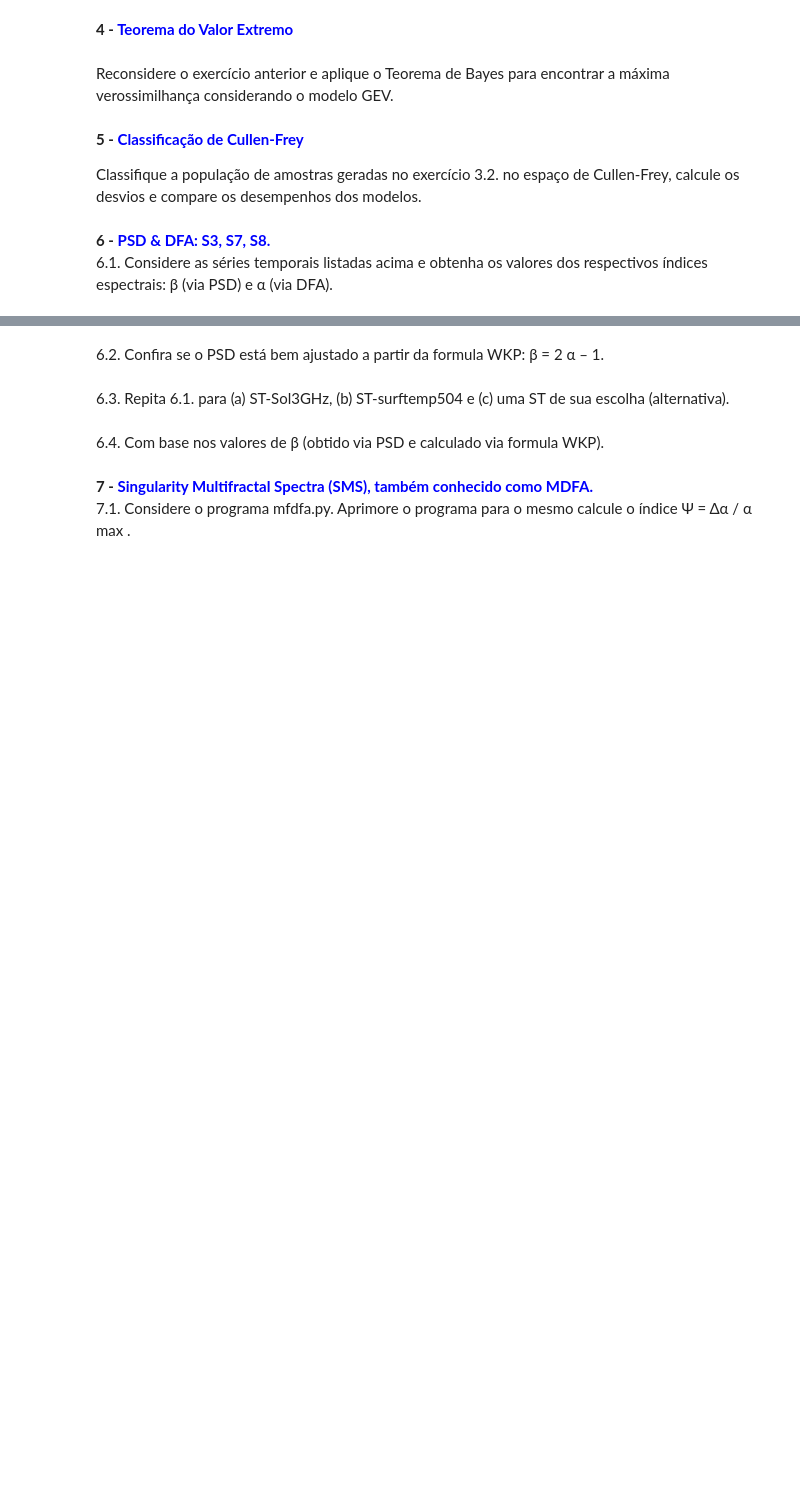
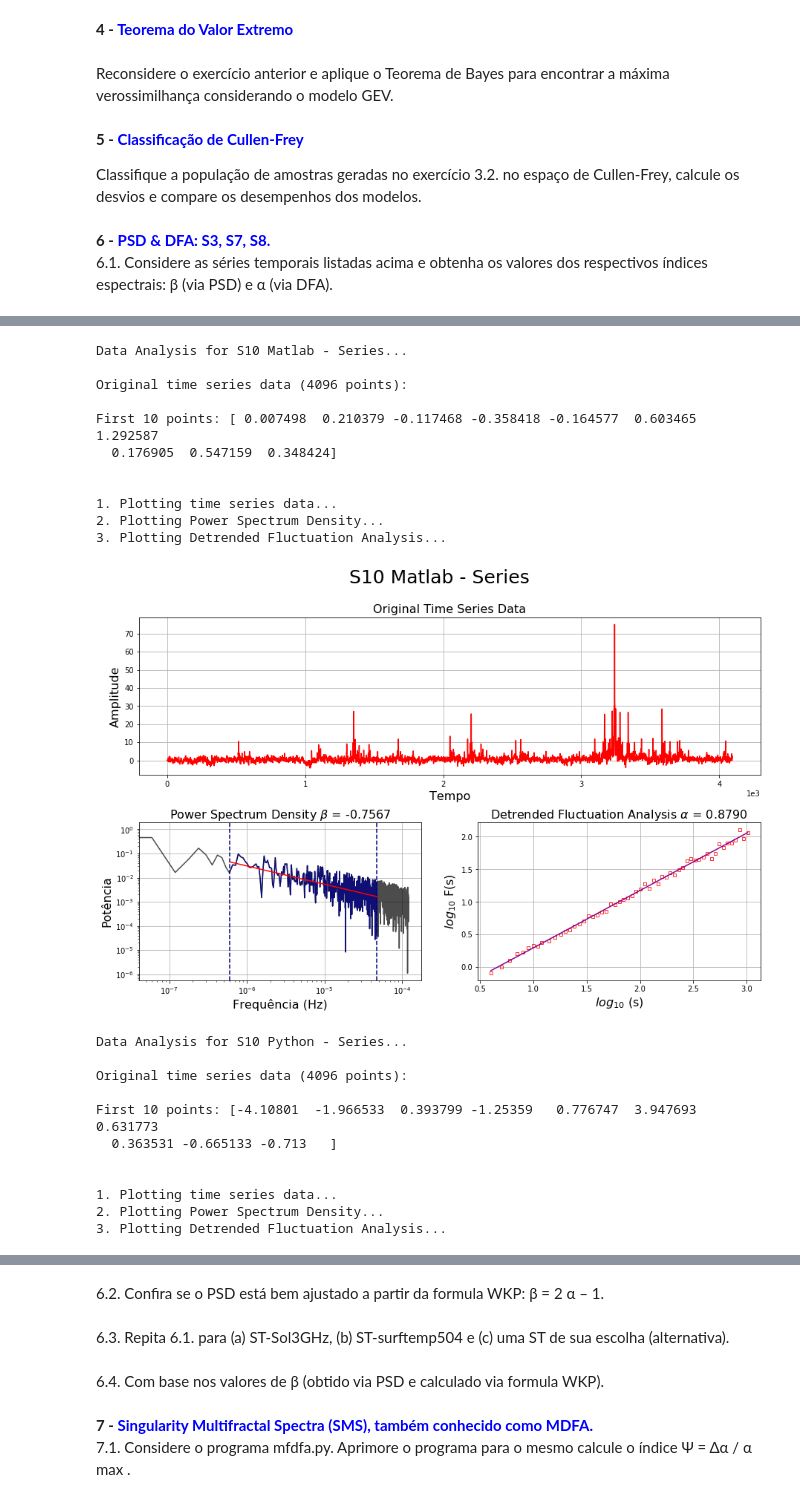
Before and after one commit to helvecioneto/INPE, a Jupyter notebook: Matematica_Computacional_I/Dr_Reinaldo/Lista_Exercicio/Jupyter/Lista_Exercicio_Helvecio_Neto.ipynb, the cells around one changed output, grey strips where cells are left out. Saved outputs shown, nothing was run; the diff lists cells and outputs as text; code cells hidden in the pictures; blank space fills up the shorter version.

```diff
--- a/Matematica_Computacional_I/Dr_Reinaldo/Lista_Exercicio/Jupyter/Lista_Exercicio_Helvecio_Neto.ipynb
+++ b/Matematica_Computacional_I/Dr_Reinaldo/Lista_Exercicio/Jupyter/Lista_Exercicio_Helvecio_Neto.ipynb
@@ -273,0 +484,27 @@ calcule os desvios e compare os desempenhos dos modelos.
+# %%
+pt_psd_psa.main('data/s10','S10 Matlab - Series')
+pt_psd_psa.main('data/s10py','S10 Python - Series')
+# %% [output]
+Data Analysis for S10 Matlab - Series...
+
+Original time series data (4096 points):
+
+First 10 points: [ 0.007498  0.210379 -0.117468 -0.358418 -0.164577  0.603465  1.292587
+  0.176905  0.547159  0.348424]
+
+
+1. Plotting time series data...
+2. Plotting Power Spectrum Density...
+3. Plotting Detrended Fluctuation Analysis...
+[figure, added]
+Data Analysis for S10 Python - Series...
+
+Original time series data (4096 points):
+
+First 10 points: [-4.10801  -1.966533  0.393799 -1.25359   0.776747  3.947693  0.631773
+  0.363531 -0.665133 -0.713   ]
+
+
+1. Plotting time series data...
+2. Plotting Power Spectrum Density...
+3. Plotting Detrended Fluctuation Analysis...
```
Also changed, not shown: parts of 9 cells of this notebook, 23 other files.
